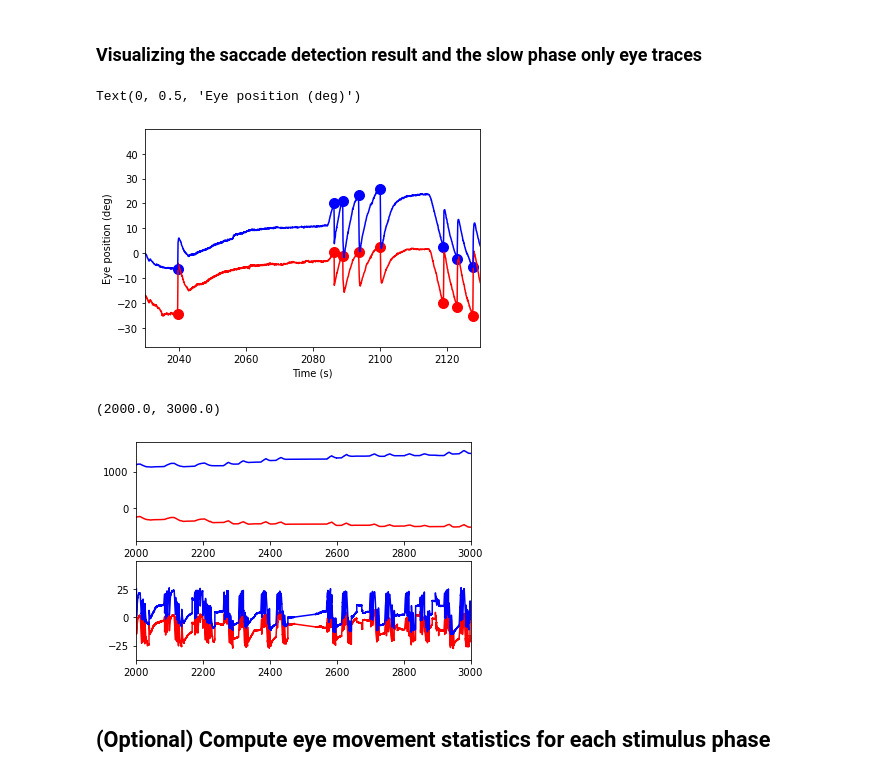
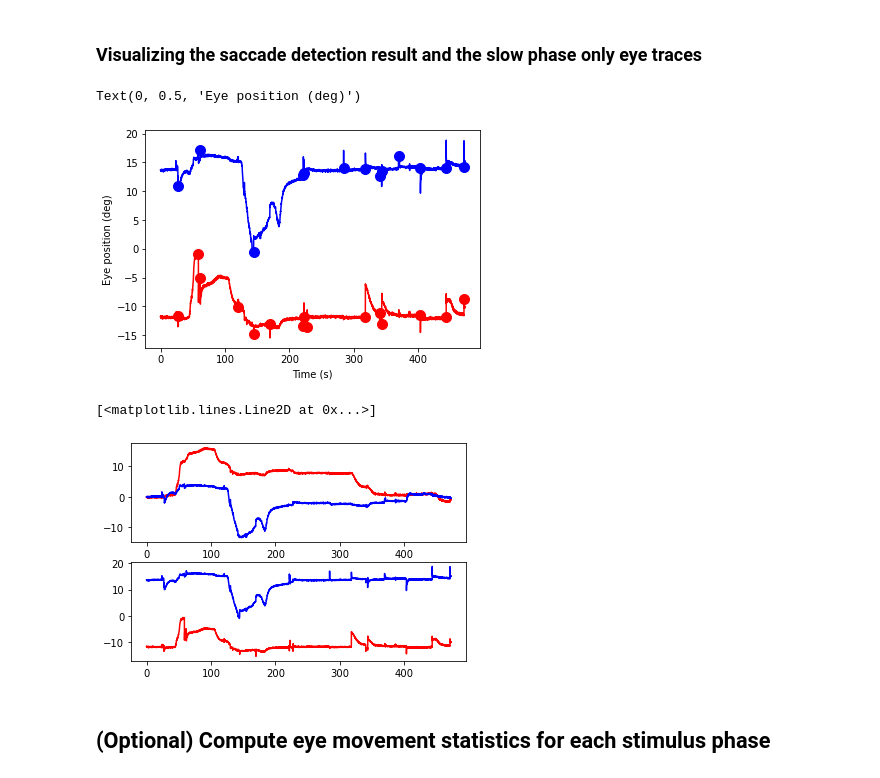
Before and after one commit to LabuserTu/preprocessing_arrenberg_practical_2022, a Jupyter notebook: okr_analysis.ipynb, the cells around one changed output. Saved outputs shown, nothing was run; the diff lists cells and outputs as text; code cells hidden in the pictures.

```diff
--- a/okr_analysis.ipynb
+++ b/okr_analysis.ipynb
@@ -14,7 +14,7 @@ from Exp1 import OkrProcessor
 ## (Optional)  Slow phase and saccade extraction from raw data
 # %%
 working_dir = "C:\\Users\\yzhang\\Desktop\\"
-okr_rec_fn = working_dir+"test.txt"
+okr_rec_fn = working_dir+"F1_R3_Stim_Spon.txt"
 okr_processor = OkrProcessor(okr_rec_fn,exclude_outlier_thre=-40)
 # %% [markdown]
 * The plot below shows a segment of the left and right eye position traces
@@ -62,27 +62,27 @@ plt.plot(rec_time,left_eye_pos,color='r')
 plt.plot(rec_time,right_eye_pos,color='b')
 plt.scatter(rec_time[saccade_L],left_eye_pos[saccade_L],s=100,color = 'r',marker = 'o')
 plt.scatter(rec_time[saccade_R],right_eye_pos[saccade_R],s=100,color = 'b',marker = 'o')
-plt.xlim([2030,2130])
+# plt.xlim([2030,2130])
 plt.xlabel('Time (s)')
 plt.ylabel('Eye position (deg)')
 # %% [output]
 Text(0, 0.5, 'Eye position (deg)')
-[figure, old version]
+[figure, new version]
 # %%
 saccade_free_left_eye_pos = processed['le_slowphase'] # slow phase only left eye trace
 saccade_free_right_eye_pos = processed['re_slowphase'] # slow phase only right eye trace
 plt.clf()
 plt.subplot(211)
 plt.plot(rec_time,saccade_free_left_eye_pos,color='r')
 plt.plot(rec_time,saccade_free_right_eye_pos,color='b')
-plt.xlim([2000,3000])
+# plt.xlim([2000,3000])
 plt.subplot(212)
 plt.plot(rec_time,left_eye_pos,color='r')
 plt.plot(rec_time,right_eye_pos,color='b')
-plt.xlim([2000,3000])
+# plt.xlim([2000,3000])
 # %% [output]
-(2000.0, 3000.0)
+[<matplotlib.lines.Line2D at 0x...>]
-[figure, old version]
+[figure, new version]
 # %% [markdown]
 ## (Optional) Compute eye movement statistics for each stimulus phase
 # %% [markdown]
```
Also changed, not shown: parts of 3 cells of this notebook, 1 other file.
